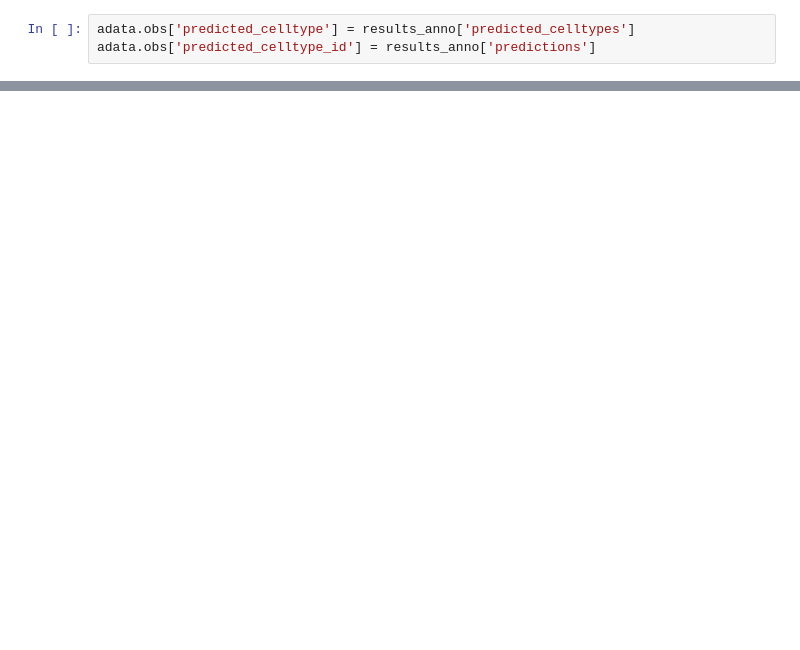
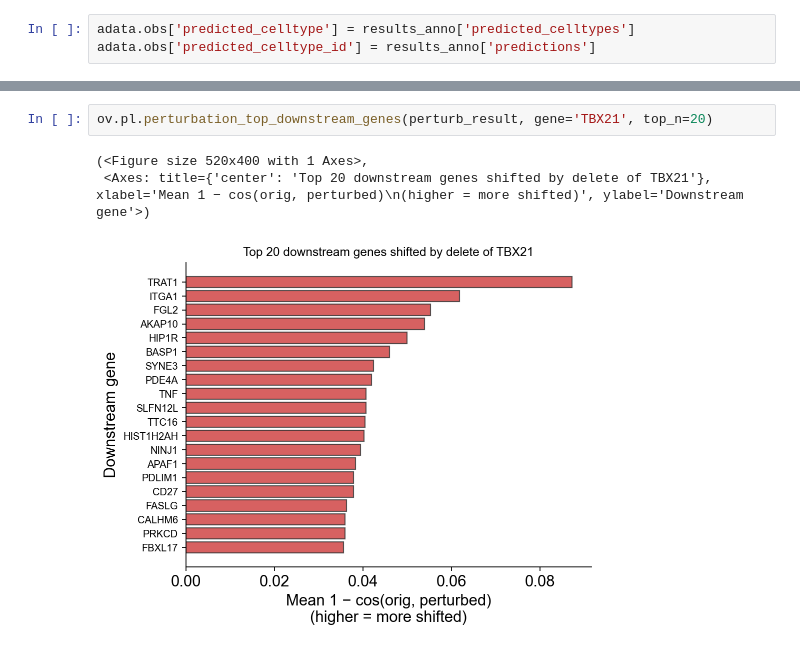
Before and after one commit to DBinary/omicverse-tutorials, a Jupyter notebook: docs/Tutorials-llm/t_geneformer.ipynb, the cells around one changed output, grey strips where cells are left out. Saved outputs shown, nothing was run; the diff lists cells and outputs as text; blank space fills up the shorter version.

```diff
--- a/docs/Tutorials-llm/t_geneformer.ipynb
+++ b/docs/Tutorials-llm/t_geneformer.ipynb
@@ -533,0 +565,6 @@ ov.pl.perturbation_embedding_shift(adata, perturb_result,
+# %%
+ov.pl.perturbation_top_downstream_genes(perturb_result, gene='TBX21', top_n=20)
+# %% [output]
+(<Figure size 520x400 with 1 Axes>,
+ <Axes: title={'center': 'Top 20 downstream genes shifted by delete of TBX21'}, xlabel='Mean 1 − cos(orig, perturbed)\n(higher = more shifted)', ylabel='Downstream gene'>)
+[figure, added]
```
Also changed, not shown: parts of 24 cells of this notebook, 1 other file.
